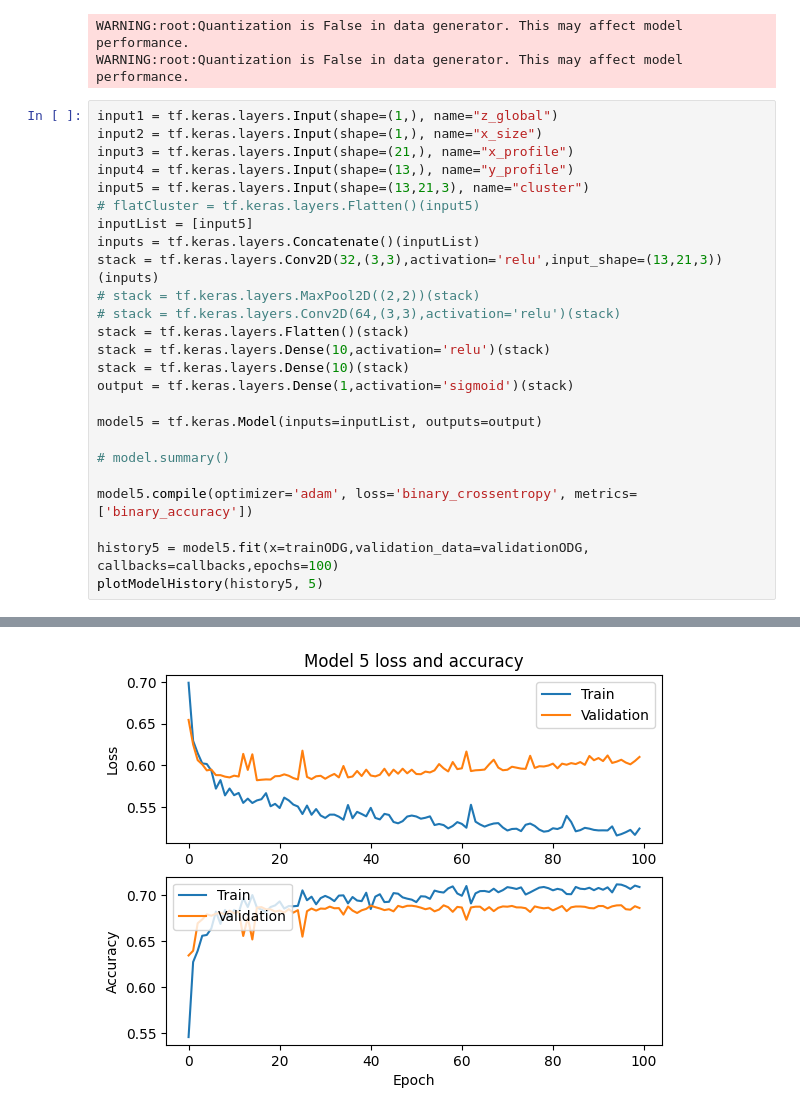
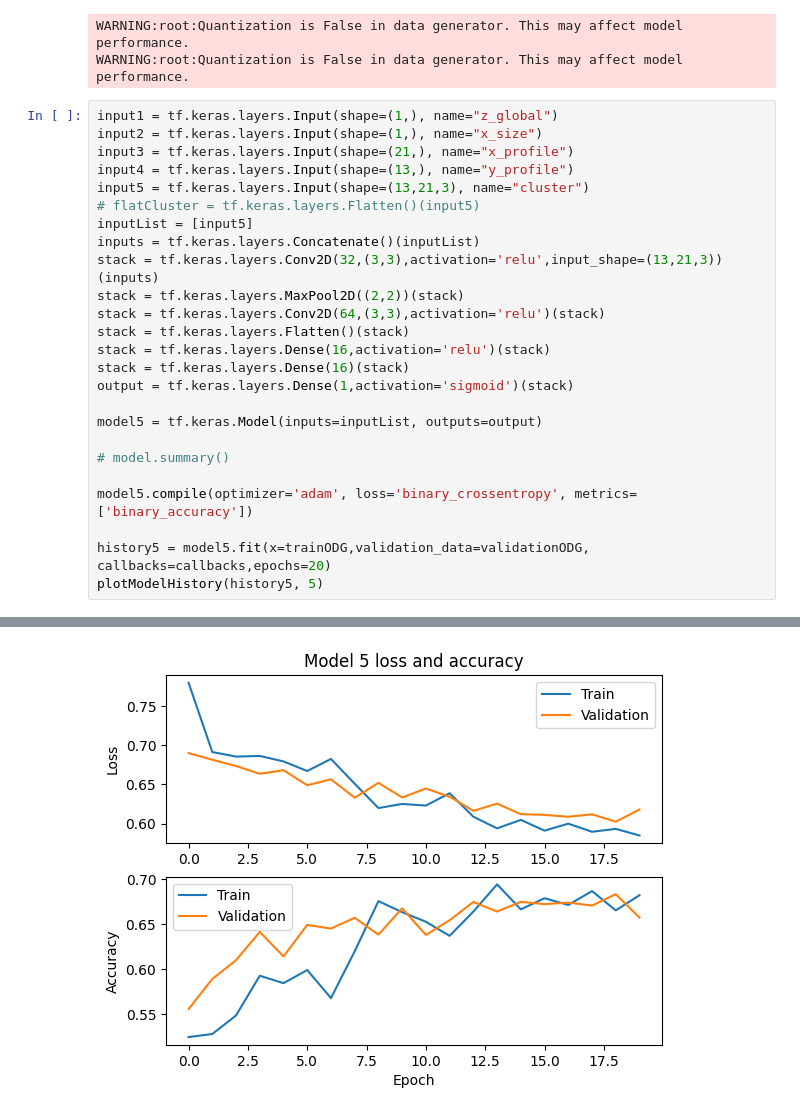
Before and after one commit to elizahoward/smart-pixels-ml, a Jupyter notebook: danielTestNotebook.ipynb, the cells around one changed output, grey strips where cells are left out. Drawn from its saved outputs; the diff is of its cells as text.

```diff
--- a/danielTestNotebook.ipynb
+++ b/danielTestNotebook.ipynb
@@ -337,11 +344,11 @@ input5 = tf.keras.layers.Input(shape=(13,21,3), name="cluster")
 inputList = [input5]
 inputs = tf.keras.layers.Concatenate()(inputList)
 stack = tf.keras.layers.Conv2D(32,(3,3),activation='relu',input_shape=(13,21,3))(inputs)
-# stack = tf.keras.layers.MaxPool2D((2,2))(stack)
-# stack = tf.keras.layers.Conv2D(64,(3,3),activation='relu')(stack)
+stack = tf.keras.layers.MaxPool2D((2,2))(stack)
+stack = tf.keras.layers.Conv2D(64,(3,3),activation='relu')(stack)
 stack = tf.keras.layers.Flatten()(stack)
-stack = tf.keras.layers.Dense(10,activation='relu')(stack)
-stack = tf.keras.layers.Dense(10)(stack)
+stack = tf.keras.layers.Dense(16,activation='relu')(stack)
+stack = tf.keras.layers.Dense(16)(stack)
 output = tf.keras.layers.Dense(1,activation='sigmoid')(stack)
 
 model5 = tf.keras.Model(inputs=inputList, outputs=output)
@@ -350,6 +357,6 @@ model5 = tf.keras.Model(inputs=inputList, outputs=output)
 
 model5.compile(optimizer='adam', loss='binary_crossentropy', metrics=['binary_accuracy'])
 
-history5 = model5.fit(x=trainODG,validation_data=validationODG, callbacks=callbacks,epochs=100)
+history5 = model5.fit(x=trainODG,validation_data=validationODG, callbacks=callbacks,epochs=20)
 plotModelHistory(history5, 5)
 # %% [output]
@@ -373 +380 @@ Epoch 100/100
-[figure, old version]
+[figure, new version]
```
Also changed, not shown: parts of 14 cells of this notebook, 7 other files.
